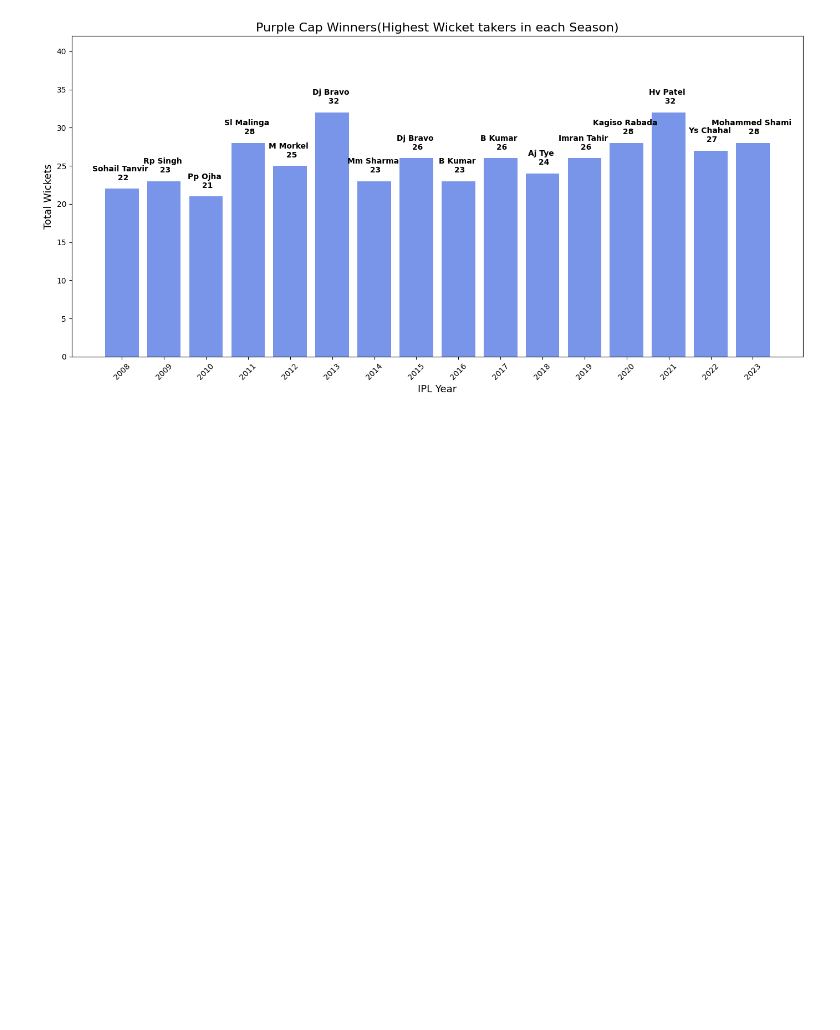
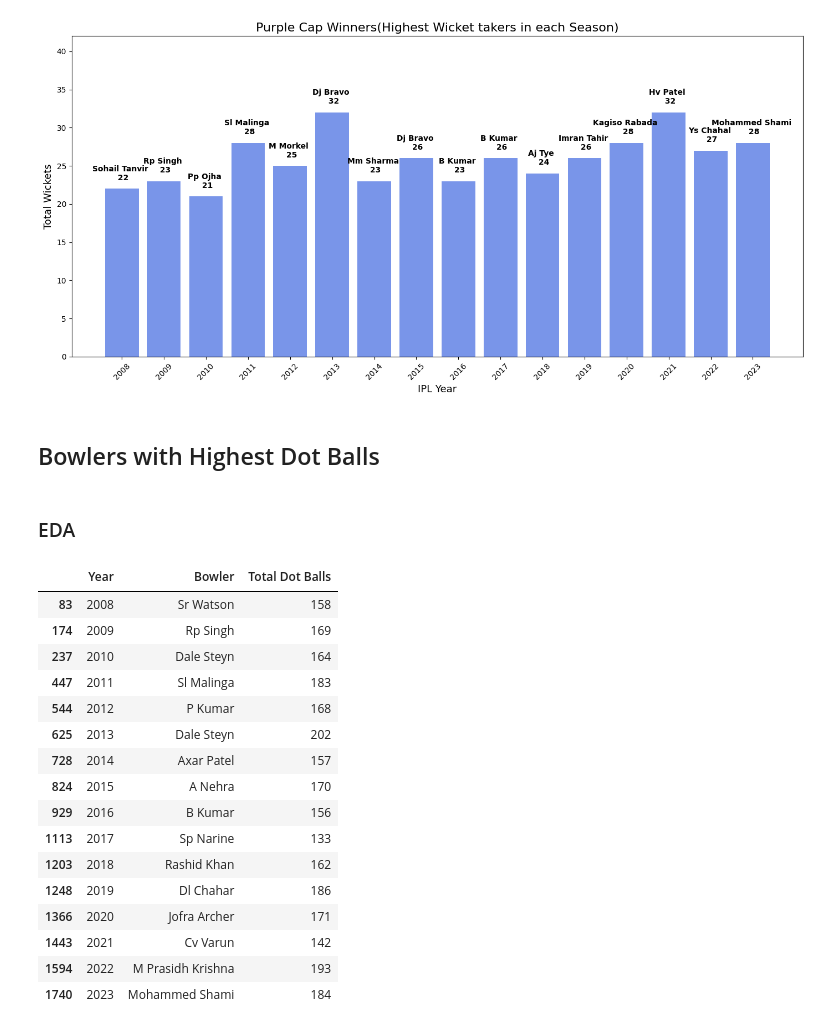
Before and after one commit to Sujil75/Data-Analytics-Practices, a Jupyter notebook: IPL_Data_EDA.ipynb, the cells around one changed output. Saved outputs shown, nothing was run; the diff lists cells and outputs as text; code cells hidden in the pictures; blank space fills up the shorter version.

```diff
--- a/IPL_Data_EDA.ipynb
+++ b/IPL_Data_EDA.ipynb
@@ -632,3 +632,37 @@ plt.tight_layout()
 plt.show()
 # %% [output]
 [figure]
+# %% [markdown]
+## Bowlers with Highest Dot Balls
+# %% [markdown]
+### EDA
+# %%
+# Get total dot balls
+bowlers_with_dot_balls = df.groupby(['Year', 'Bowler'])['is_dot_balls'].sum().reset_index()
+
+# Get index of highest dot balls in each season
+highest_dot_bowlers_yrly_idx = bowlers_with_dot_balls.groupby('Year')['is_dot_balls'].idxmax()
+
+# Get season wise highest dot bowlers data
+highest_dot_bowlers_yrly = bowlers_with_dot_balls.loc[highest_dot_bowlers_yrly_idx]
+
+# Changind column name
+highest_dot_bowlers_yrly = highest_dot_bowlers_yrly.rename(columns={'is_dot_balls': 'Total Dot Balls'})
+# %% [output]
+|  | Year | Bowler | Total Dot Balls |
+| 83 | 2008 | Sr Watson | 158 |
+| 174 | 2009 | Rp Singh | 169 |
+| 237 | 2010 | Dale Steyn | 164 |
+| 447 | 2011 | Sl Malinga | 183 |
+| 544 | 2012 | P Kumar | 168 |
+| 625 | 2013 | Dale Steyn | 202 |
+| 728 | 2014 | Axar Patel | 157 |
+| 824 | 2015 | A Nehra | 170 |
+| 929 | 2016 | B Kumar | 156 |
+| 1113 | 2017 | Sp Narine | 133 |
+| 1203 | 2018 | Rashid Khan | 162 |
+| 1248 | 2019 | Dl Chahar | 186 |
+| 1366 | 2020 | Jofra Archer | 171 |
+| 1443 | 2021 | Cv Varun | 142 |
+| 1594 | 2022 | M Prasidh Krishna | 193 |
+| 1740 | 2023 | Mohammed Shami | 184 |
```
Also changed, not shown: parts of 2 cells of this notebook.
